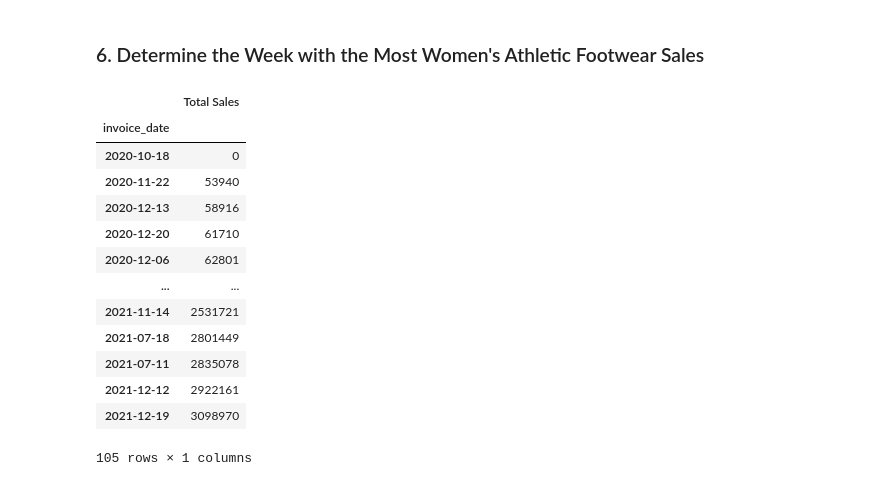
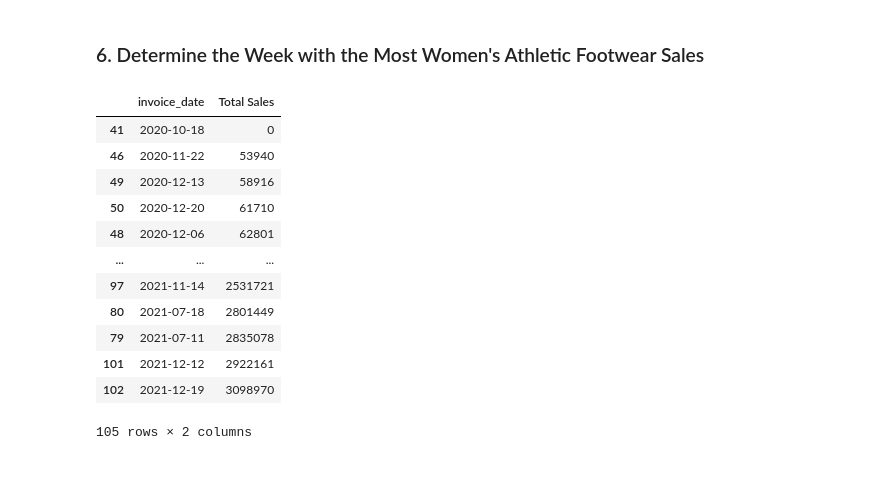
Before and after one commit to dmusili/athletic_sales_analysis, a Jupyter notebook: athletic_sales_analysis_starter_code.ipynb, the cells around one changed output. Drawn from its saved outputs; the diff is of its cells as text; code cells hidden in the pictures.

Commit message:
Added Resampling Code Changes

```diff
--- a/athletic_sales_analysis_starter_code.ipynb
+++ b/athletic_sales_analysis_starter_code.ipynb
@@ -74,7 +84,5 @@ dtype: object
 # Combine the 2020 and 2021 sales DataFrames on the rows and reset the index.
 combined_athletic_sales_df=pd.concat([athletic_sales_2020_df, athletic_sales_2021_df], axis=0)
 
-combined_athletic_sales_df=combined_athletic_sales_df.reset_index()
-
-combined_athletic_sales_df.head()
+combined_athletic_sales_df
 # %% [output]
@@ -290,13 +317,12 @@ total_women_athletic_sold_pivot.nlargest(5, ["Womens_Footwear_Units_Sold"])
 ### 5. Determine the Day with the Most Women's Athletic Footwear Sales
 # %%
 # Create a pivot table with the 'invoice_date' column is the index, and the "total_sales" as the values.
-day_with_most_sales_pivot=pd.pivot_table(womens_athletic_footware_df, values='total_sales', index=['invoice_date'],aggfunc=sum)
-
+women_most_sales_pivot=pd.pivot_table(womens_athletic_footware_df, values='total_sales', index=['invoice_date'],aggfunc='sum')
 
 # Optional: Rename the "total_sales" column to "Total Sales"
-day_with_most_sales_pivot=day_with_most_sales_pivot.reset_index()
-day_with_most_sales_pivot = day_with_most_sales_pivot.rename(columns={"total_sales":"Total Sales"})
+#day_with_most_sales_pivot=day_with_most_sales_pivot.reset_index()
+women_most_sales_pivot = women_most_sales_pivot.rename(columns={"total_sales":"Total Sales"})
 
 # Show the table.
-day_with_most_sales_pivot
+women_most_sales_pivot
 # %% [output]
@@ -325,26 +368,23 @@ KeyError: 'invoice_date'
 ### 6.  Determine the Week with the Most Women's Athletic Footwear Sales
 # %%
 # Resample the pivot table into weekly bins, and get the total sales for each week.
-#weekly_resampling_df = day_with_most_sales_pivot.set_index('invoice_date')
-weekly_most_sales_resampling_df=most_sales_resampling_df.resample('W').sum()
-#weekly_most_sales_resampling_df
+weekly_resampled_data_pivot = women_most_sales_pivot.resample('W').sum()
+
+weekly_resampled_data_pivot=weekly_resampled_data_pivot.reset_index()
 
 # Sort the resampled pivot table in ascending order on "Total Sales".
-sorted_most_sales_resampling_df=weekly_most_sales_resampling_df.sort_values(by='Total Sales', ascending=True)
-day_with_most_sales_pivot=day_with_most_sales_pivot.reset_index()
-sorted_most_sales_resampling_df
+weekly_resampled_data_pivot.sort_values('Total Sales', ascending=True)
 # %% [output]
-|  | Total Sales |
-| invoice_date |  |
-| 2020-10-18 | 0 |
-| 2020-11-22 | 53940 |
-| 2020-12-13 | 58916 |
-| 2020-12-20 | 61710 |
-| 2020-12-06 | 62801 |
-| ... | ... |
-| 2021-11-14 | 2531721 |
-| 2021-07-18 | 2801449 |
-| 2021-07-11 | 2835078 |
-| 2021-12-12 | 2922161 |
-| 2021-12-19 | 3098970 |
+|  | invoice_date | Total Sales |
+| 41 | 2020-10-18 | 0 |
+| 46 | 2020-11-22 | 53940 |
+| 49 | 2020-12-13 | 58916 |
+| 50 | 2020-12-20 | 61710 |
+| 48 | 2020-12-06 | 62801 |
+| ... | ... | ... |
+| 97 | 2021-11-14 | 2531721 |
+| 80 | 2021-07-18 | 2801449 |
+| 79 | 2021-07-11 | 2835078 |
+| 101 | 2021-12-12 | 2922161 |
+| 102 | 2021-12-19 | 3098970 |
-105 rows × 1 columns
+105 rows × 2 columns
```
Also changed, not shown: parts of 16 cells of this notebook.
